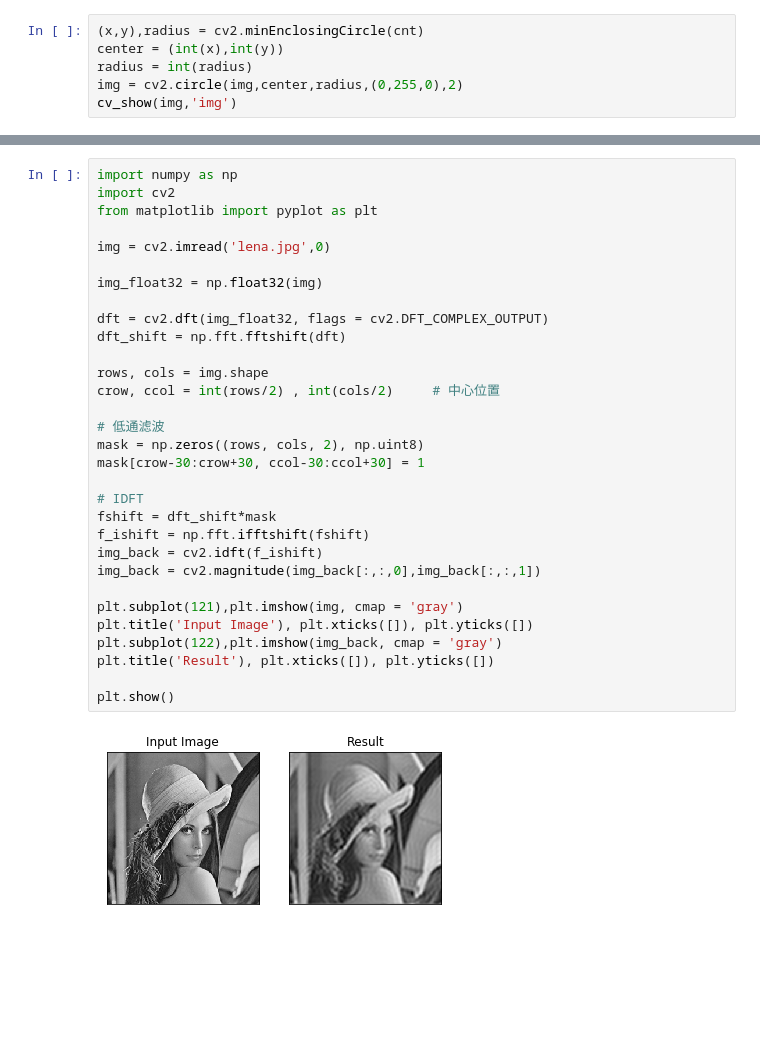
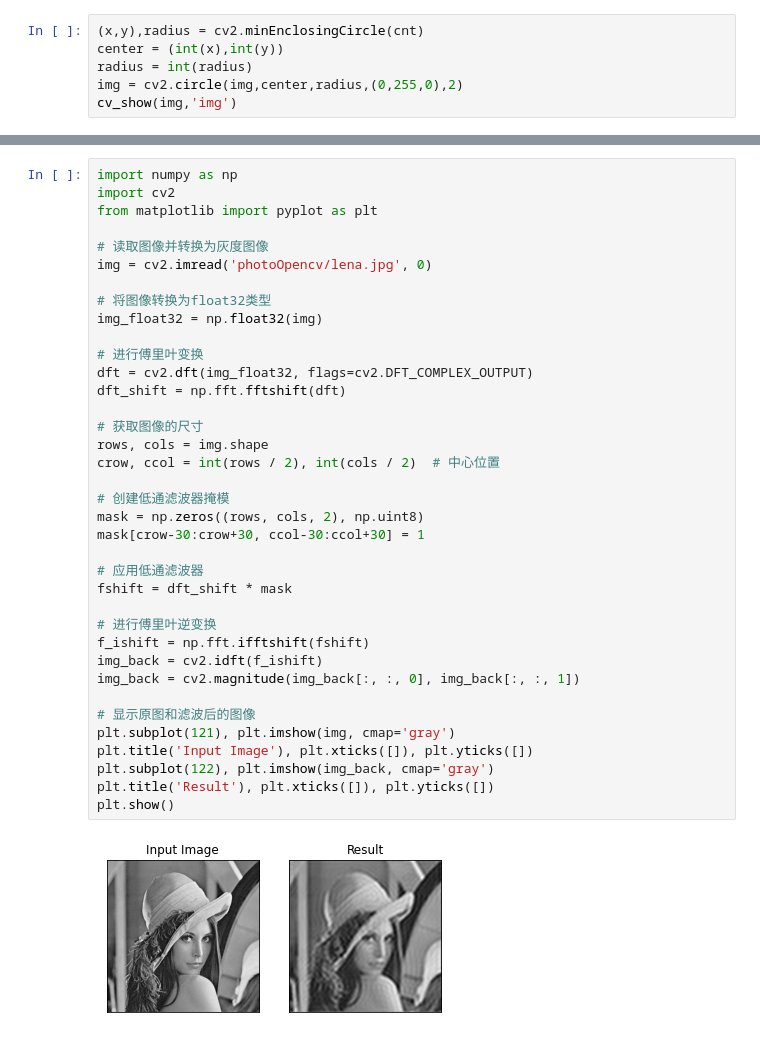
Before and after one commit to SimonSkywalke/diveIntoOpenCV, a Jupyter notebook: 2_imageProcessing.ipynb, the cells around one changed output, grey strips where cells are left out. Drawn from its saved outputs; the diff is of its cells as text; blank space fills up the shorter version.

```diff
--- a/2_imageProcessing.ipynb
+++ b/2_imageProcessing.ipynb
@@ -607,34 +939,40 @@ plt.show()
 # %%
 import numpy as np
 import cv2
 from matplotlib import pyplot as plt
 
-img = cv2.imread('lena.jpg',0)
+# 读取图像并转换为灰度图像
+img = cv2.imread('photoOpencv/lena.jpg', 0)
 
+# 将图像转换为float32类型
 img_float32 = np.float32(img)
 
-dft = cv2.dft(img_float32, flags = cv2.DFT_COMPLEX_OUTPUT)
+# 进行傅里叶变换
+dft = cv2.dft(img_float32, flags=cv2.DFT_COMPLEX_OUTPUT)
 dft_shift = np.fft.fftshift(dft)
 
+# 获取图像的尺寸
 rows, cols = img.shape
-crow, ccol = int(rows/2) , int(cols/2)     # 中心位置
+crow, ccol = int(rows / 2), int(cols / 2)  # 中心位置
 
-# 低通滤波
+# 创建低通滤波器掩模
 mask = np.zeros((rows, cols, 2), np.uint8)
 mask[crow-30:crow+30, ccol-30:ccol+30] = 1
 
-# IDFT
-fshift = dft_shift*mask
+# 应用低通滤波器
+fshift = dft_shift * mask
+
+# 进行傅里叶逆变换
 f_ishift = np.fft.ifftshift(fshift)
 img_back = cv2.idft(f_ishift)
-img_back = cv2.magnitude(img_back[:,:,0],img_back[:,:,1])
+img_back = cv2.magnitude(img_back[:, :, 0], img_back[:, :, 1])
 
-plt.subplot(121),plt.imshow(img, cmap = 'gray')
+# 显示原图和滤波后的图像
+plt.subplot(121), plt.imshow(img, cmap='gray')
 plt.title('Input Image'), plt.xticks([]), plt.yticks([])
-plt.subplot(122),plt.imshow(img_back, cmap = 'gray')
+plt.subplot(122), plt.imshow(img_back, cmap='gray')
 plt.title('Result'), plt.xticks([]), plt.yticks([])
-
 plt.show()
 # %% [output]
-[figure, old version]
+[figure, new version]
 # %%
```
Also changed, not shown: parts of 139 cells of this notebook.
